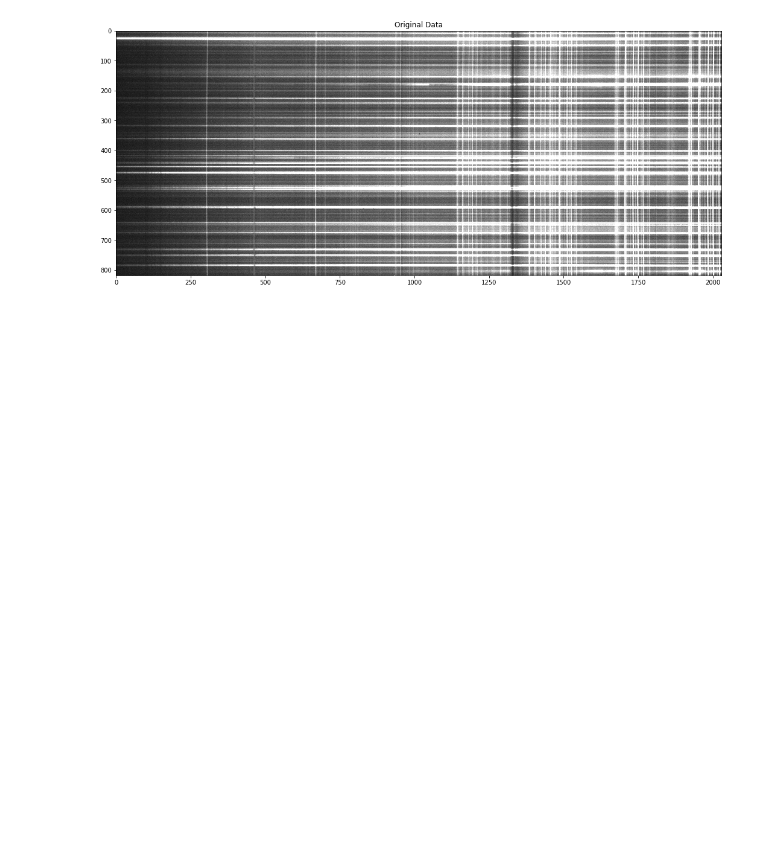
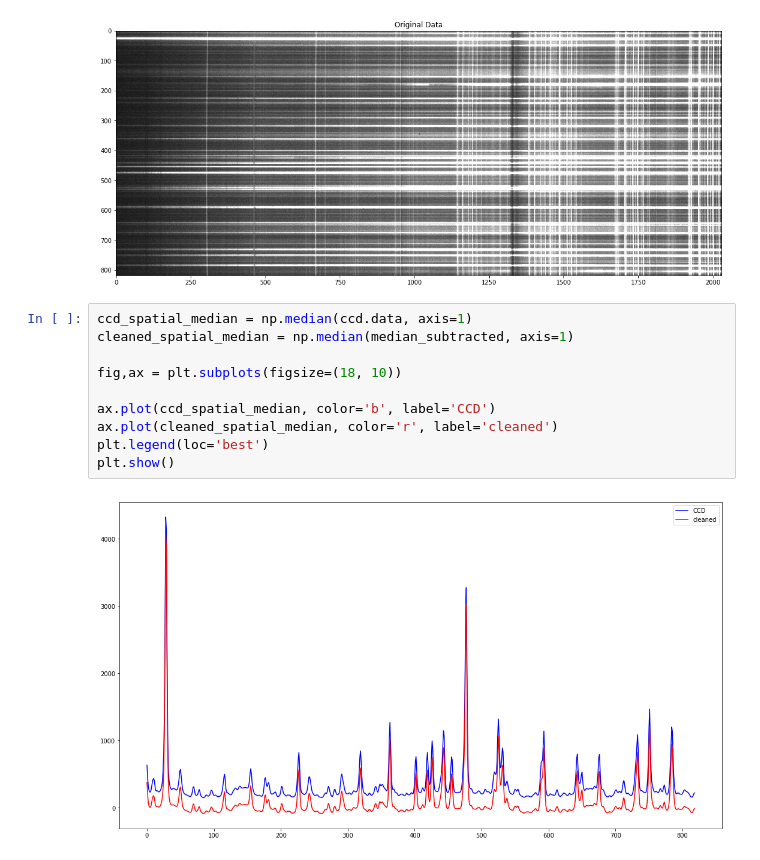
Before and after one commit to simontorres/general_documentation, a Jupyter notebook: jupyter-notebooks/experiments/Target Trace Improvements.ipynb, the cells around one changed output. Saved outputs shown, nothing was run; the diff lists cells and outputs as text; blank space fills up the shorter version.

```diff
--- a/jupyter-notebooks/experiments/Target Trace Improvements.ipynb
+++ b/jupyter-notebooks/experiments/Target Trace Improvements.ipynb
@@ -40,3 +43,15 @@ plt.show()
 # %% [output]
 [figure]
 [figure]
+# %%
+ccd_spatial_median = np.median(ccd.data, axis=1)
+cleaned_spatial_median = np.median(median_subtracted, axis=1)
+
+fig,ax = plt.subplots(figsize=(18, 10))
+
+ax.plot(ccd_spatial_median, color='b', label='CCD')
+ax.plot(cleaned_spatial_median, color='r', label='cleaned')
+plt.legend(loc='best')
+plt.show()
+# %% [output]
+[figure, added]
```
Also changed, not shown: parts of 9 cells of this notebook.
